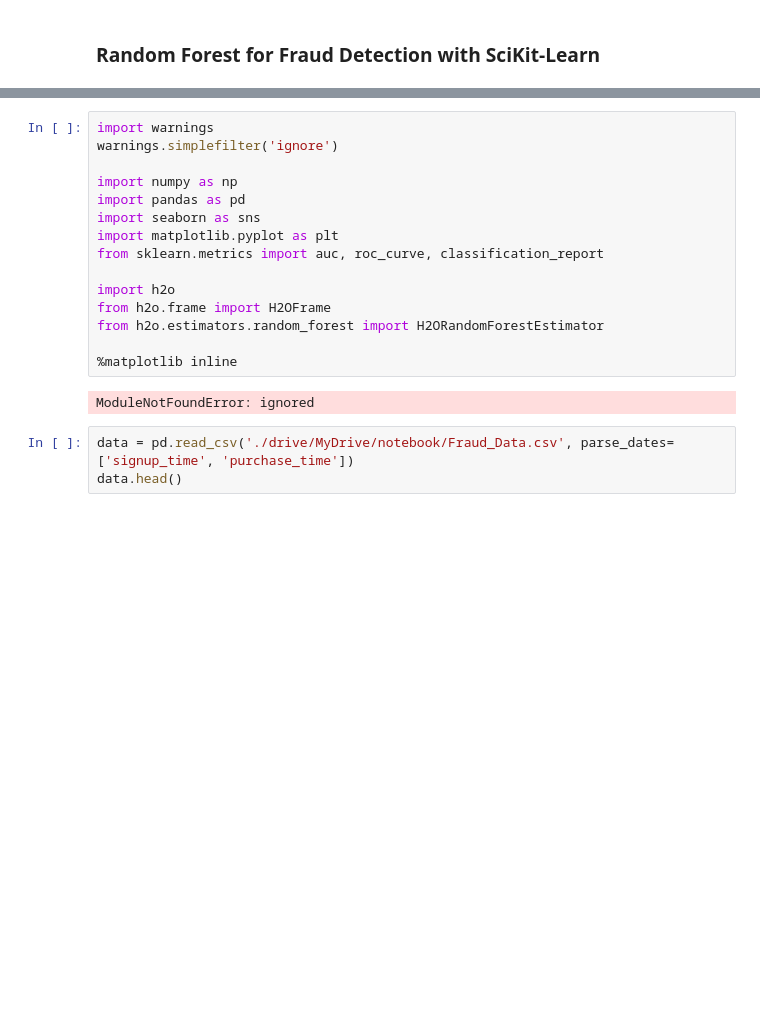
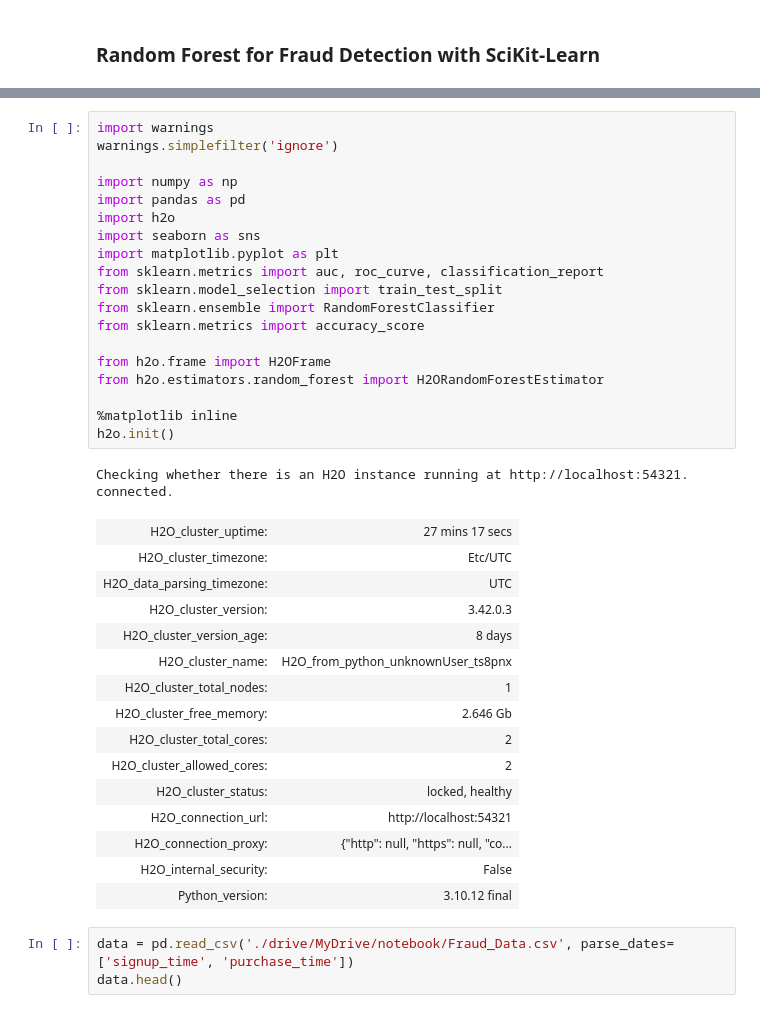
Before and after one commit to kalmuroth/lb-cml, a Jupyter notebook: lb_fraud_detection.ipynb, the cells around one changed output, grey strips where cells are left out. Cells and saved outputs as stored; diff of their text form; blank space fills up the shorter version.

```diff
--- a/lb_fraud_detection.ipynb
+++ b/lb_fraud_detection.ipynb
@@ -5,20 +15,39 @@
 # %%
 import warnings
 warnings.simplefilter('ignore')
 
 import numpy as np
 import pandas as pd
+import h2o
 import seaborn as sns
 import matplotlib.pyplot as plt
 from sklearn.metrics import auc, roc_curve, classification_report
+from sklearn.model_selection import train_test_split
+from sklearn.ensemble import RandomForestClassifier
+from sklearn.metrics import accuracy_score
 
-import h2o
 from h2o.frame import H2OFrame
 from h2o.estimators.random_forest import H2ORandomForestEstimator
 
 %matplotlib inline
+h2o.init()
 # %% [output]
-ModuleNotFoundError: ignored
+Checking whether there is an H2O instance running at http://localhost:54321. connected.
+| H2O_cluster_uptime: | 27 mins 17 secs |
+| H2O_cluster_timezone: | Etc/UTC |
+| H2O_data_parsing_timezone: | UTC |
+| H2O_cluster_version: | 3.42.0.3 |
+| H2O_cluster_version_age: | 8 days |
+| H2O_cluster_name: | H2O_from_python_unknownUser_ts8pnx |
+| H2O_cluster_total_nodes: | 1 |
+| H2O_cluster_free_memory: | 2.646 Gb |
+| H2O_cluster_total_cores: | 2 |
+| H2O_cluster_allowed_cores: | 2 |
+| H2O_cluster_status: | locked, healthy |
+| H2O_connection_url: | http://localhost:54321 |
+| H2O_connection_proxy: | {"http": null, "https": null, "co... |
+| H2O_internal_security: | False |
+| Python_version: | 3.10.12 final |
 # %%
 data = pd.read_csv('./drive/MyDrive/notebook/Fraud_Data.csv', parse_dates=['signup_time', 'purchase_time'])
 data.head()
```
Also changed, not shown: parts of 6 cells of this notebook.
